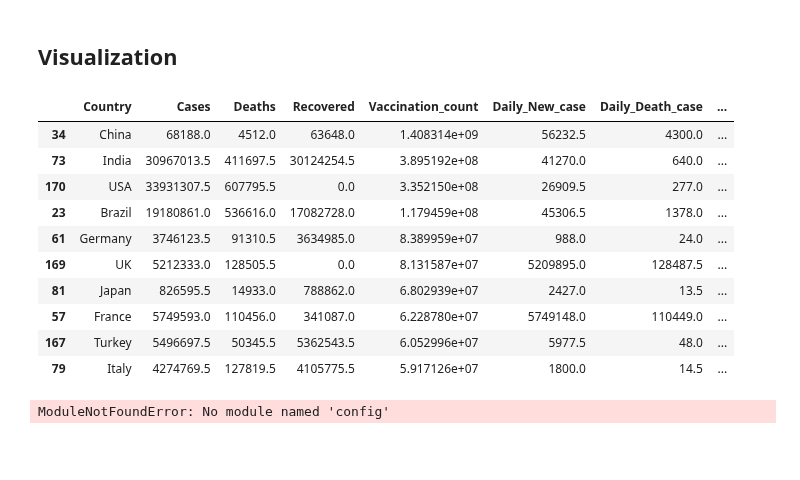
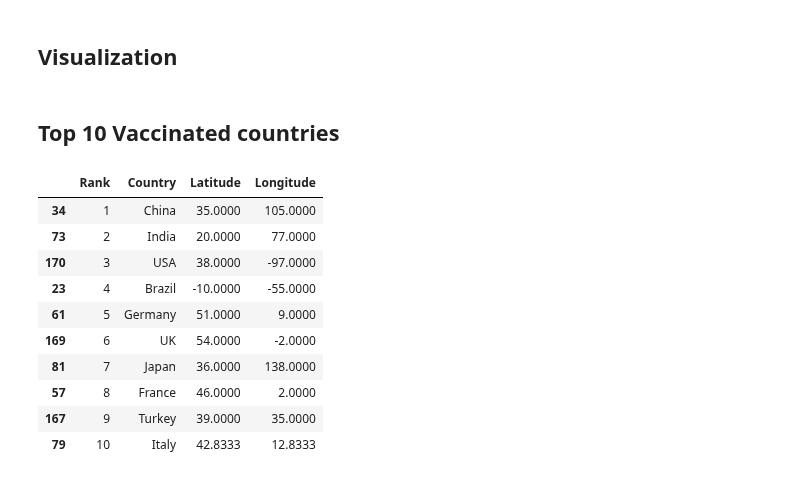
Before and after one commit to cgardner1388/capstoneproject1, a Jupyter notebook: ranz/Team1_Covid_Vaccination_Analysis_visual.ipynb, the cells around one changed output. Cells and saved outputs as stored; diff of their text form; code cells hidden in the pictures; blank space fills up the shorter version.

```diff
--- a/ranz/Team1_Covid_Vaccination_Analysis_visual.ipynb
+++ b/ranz/Team1_Covid_Vaccination_Analysis_visual.ipynb
@@ -164,31 +154,0 @@ covid_df.head(10)
-# %%
-dc = []
-dd = []
-dr = []
-dv = []
-
-dc.append(0)
-dd.append(0)
-dr.append(0)
-dv.append(0)
-
-for i in range(1,len(covid_df)):
-    try:
-        if(covid_df['Country'][i]==covid_df['Country'][i-1]):
-            dc.append(covid_df['Cases'][i] - covid_df['Cases'][i-1])
-            dd.append(covid_df['Deaths'][i] - covid_df['Deaths'][i-1])
-            dr.append(covid_df['Recovered'][i] - covid_df['Recovered'][i-1])
-            dv.append(covid_df['Vaccination_count'][i] - covid_df['Vaccination_count'][i-1])
-        else:
-            dc.append(0)
-            dd.append(0)
-            dr.append(0)
-            dv.append(0)
-    except:
-        pass
-covid_df['Daily_New_case']=dc
-covid_df['Daily_Death_case']=dd
-covid_df['Daily_Recovered_case']=dr
-covid_df['Daily_Vaccination']=dv
-
-covid_df.head(5)
@@ -256,7 +248,7 @@ vc = []
 
 for i in range(len(vaccination1)):
     c = vaccination1[i]['country']
-    vc.append(vaccination1[i]['timeline']['7/28/21'])
+    vc.append(vaccination1[i]['timeline']['7/29/21'])
 
     country.append(c)
 
@@ -399,5 +391,6 @@ subset_today.head()
 ## Main Covid Dataframe
 # %%
 main_covid_df = pd.merge(covid_groupby,subset_today)
-main_covid_df
+main_covid_df['Unvaccination_count'] = main_covid_df['Population']- main_covid_df['Vaccination_count']
+main_covid_df.head()
 # %% [output]
@@ -440,26 +423,28 @@ memory usage: 39.6+ KB
 # %% [markdown]
 ## Visualization
+# %% [markdown]
+## Top 10 Vaccinated countries
 # %%
 most_vaccinated_df = main_covid_df.sort_values(['Vaccination_count'], ascending = False).head(10)
-most_vaccinated_df
+most_vaccinated_df['Rank'] = range(1,11,1)
+most_vaccinated_df[['Rank','Country','Latitude','Longitude']]
 # %% [output]
-|  | Country | Cases | Deaths | Recovered | Vaccination_count | Daily_New_case | Daily_Death_case | ... |
-| 34 | China | 68188.0 | 4512.0 | 63648.0 | 1.408314e+09 | 56232.5 | 4300.0 | ... |
-| 73 | India | 30967013.5 | 411697.5 | 30124254.5 | 3.895192e+08 | 41270.0 | 640.0 | ... |
-| 170 | USA | 33931307.5 | 607795.5 | 0.0 | 3.352150e+08 | 26909.5 | 277.0 | ... |
-| 23 | Brazil | 19180861.0 | 536616.0 | 17082728.0 | 1.179459e+08 | 45306.5 | 1378.0 | ... |
-| 61 | Germany | 3746123.5 | 91310.5 | 3634985.0 | 8.389959e+07 | 988.0 | 24.0 | ... |
-| 169 | UK | 5212333.0 | 128505.5 | 0.0 | 8.131587e+07 | 5209895.0 | 128487.5 | ... |
-| 81 | Japan | 826595.5 | 14933.0 | 788862.0 | 6.802939e+07 | 2427.0 | 13.5 | ... |
-| 57 | France | 5749593.0 | 110456.0 | 341087.0 | 6.228780e+07 | 5749148.0 | 110449.0 | ... |
-| 167 | Turkey | 5496697.5 | 50345.5 | 5362543.5 | 6.052996e+07 | 5977.5 | 48.0 | ... |
-| 79 | Italy | 4274769.5 | 127819.5 | 4105775.5 | 5.917126e+07 | 1800.0 | 14.5 | ... |
+|  | Rank | Country | Latitude | Longitude |
+| 34 | 1 | China | 35.0000 | 105.0000 |
+| 73 | 2 | India | 20.0000 | 77.0000 |
+| 170 | 3 | USA | 38.0000 | -97.0000 |
+| 23 | 4 | Brazil | -10.0000 | -55.0000 |
+| 61 | 5 | Germany | 51.0000 | 9.0000 |
+| 169 | 6 | UK | 54.0000 | -2.0000 |
+| 81 | 7 | Japan | 36.0000 | 138.0000 |
+| 57 | 8 | France | 46.0000 | 2.0000 |
+| 167 | 9 | Turkey | 39.0000 | 35.0000 |
+| 79 | 10 | Italy | 42.8333 | 12.8333 |
 # %%
-from config import g_key
-gmaps.configure(api_key=g_key)
+import gmaps
+from config import gkey
+gmaps.configure(api_key=gkey)
 loc = most_vaccinated_df[["Latitude", "Longitude"]]
-vaccinated = most_vaccinated_df['Vaccination_count']
+Vaccination_count = most_vaccinated_df['Vaccination_count']
-# %% [output]
-ModuleNotFoundError: No module named 'config'
 # %%
 fig = gmaps.figure(center=(45.0, -5.0), zoom_level=2)
```
Also changed, not shown: parts of 30 cells of this notebook.
